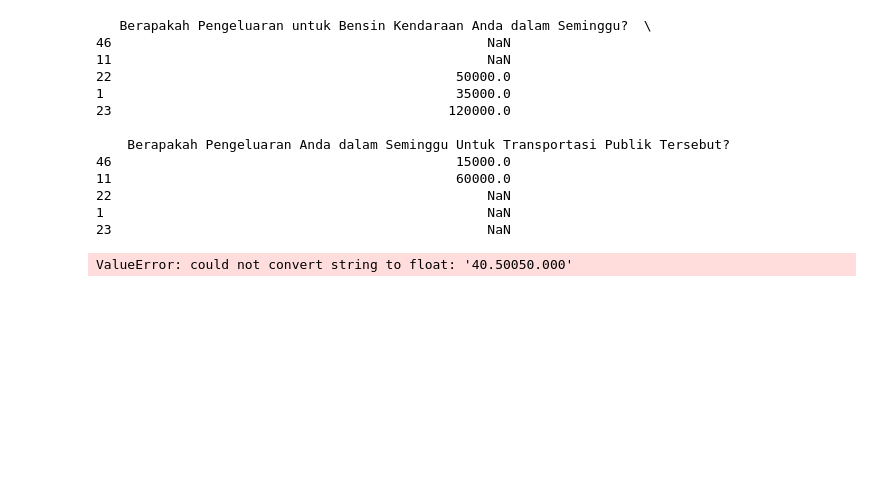
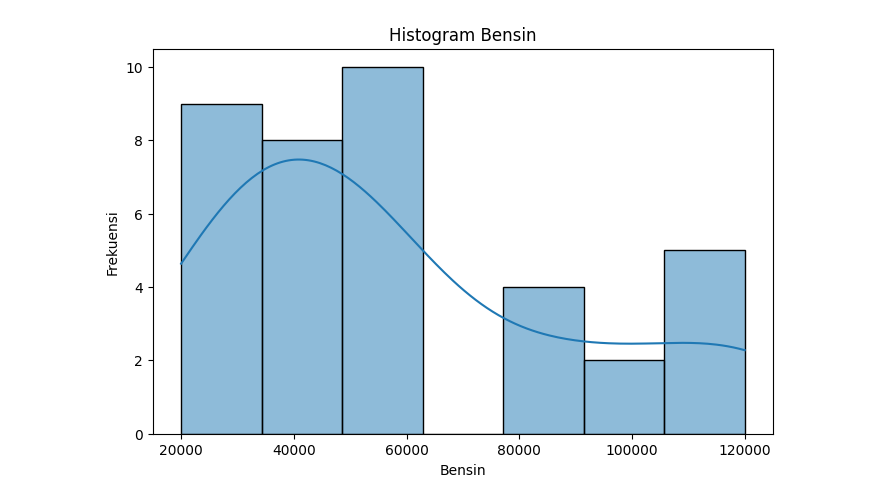
Before and after one commit to fikri210604/uas-statprob, a Jupyter notebook: Projek Akhir Statprob.ipynb, the cells around one changed output. Drawn from its saved outputs; the diff is of its cells as text; code cells hidden in the pictures; blank space fills up the shorter version.

```diff
--- a/Projek Akhir Statprob.ipynb
+++ b/Projek Akhir Statprob.ipynb
@@ -169,56 +72,18 @@ df.describe()
-# %%
-nama_kolom = ['Berapakah Pengeluaran untuk Bensin Kendaraan Anda dalam Seminggu?','Berapakah Pengeluaran Anda dalam Seminggu Untuk Transportasi Publik Tersebut?']
-
-# Mengambil sampel acak dari kolom tertentu, misalnya, 10 data
-sample_size = 5
-dx = df[nama_kolom].sample(n=sample_size)
-
-# Menampilkan sampel acak dari kolom
-print(dx)
-# %% [output]
-   Berapakah Pengeluaran untuk Bensin Kendaraan Anda dalam Seminggu?  \
-46                                                NaN
-11                                                NaN
-22                                            50000.0
-1                                             35000.0
-23                                           120000.0
-
-    Berapakah Pengeluaran Anda dalam Seminggu Untuk Transportasi Publik Tersebut?
-46                                            15000.0
-11                                            60000.0
-22                                                NaN
-1                                                 NaN
-23                                                NaN
-# %%
-data = {
-    'Berapakah Pengeluaran untuk Bensin Kendaraan Anda dalam Seminggu?': [np.nan, np.nan, np.nan, '40.500-50.000', '30.500-40.000', np.nan, '80.500-90.000', '50.500-60.000', '20.000-30.000', '30.500-40.000'],
-}
-
-# Membuat DataFrame
-df = pd.DataFrame(data)
-
-# Pra-pemrosesan data: Konversi rentang menjadi nilai tengah
-def process_range(value):
-    if pd.isna(value):
-        return np.nan
-    elif '-' in value:
-        range_values = list(map(float, value.replace('-', '').split('-')))
-        return np.mean(range_values)
-    else:
-        return float(value)
-
-df['Berapakah Pengeluaran untuk Bensin Kendaraan Anda dalam Seminggu?'] = df['Berapakah Pengeluaran untuk Bensin Kendaraan Anda dalam Seminggu?'].apply(process_range)
-
-# Menampilkan DataFrame setelah pra-pemrosesan
-print(df)
-
-# Pendugaan parameter
-mean_value = df['Berapakah Pengeluaran untuk Bensin Kendaraan Anda dalam Seminggu?'].mean()
-median_value = df['Berapakah Pengeluaran untuk Bensin Kendaraan Anda dalam Seminggu?'].median()
-std_dev = df['Berapakah Pengeluaran untuk Bensin Kendaraan Anda dalam Seminggu?'].std()
-
-print(f"Rata-rata: {mean_value}")
-print(f"Median: {median_value}")
-print(f"Simpangan Baku: {std_dev}")
-# %% [output]
-ValueError: could not convert string to float: '40.50050.000'
+# %%
+
+# Mengganti nilai kosong dengan NaN
+df['Bensin'] = pd.to_numeric(df['Bensin'], errors='coerce')
+
+# Membuat subplot untuk histogram Bensin
+fig, ax = plt.subplots(figsize=(8, 5))
+
+# Histogram Bensin
+sns.histplot(df['Bensin'].dropna(), kde=True, color='#1f78b4', edgecolor='black', ax=ax)
+ax.set_title('Histogram Bensin')
+ax.set_xlabel('Bensin')
+ax.set_ylabel('Frekuensi')
+
+# Menampilkan plot
+plt.show()
+# %% [output]
+[figure, added]
```
Also changed, not shown: parts of 15 cells of this notebook, 2 other files.
